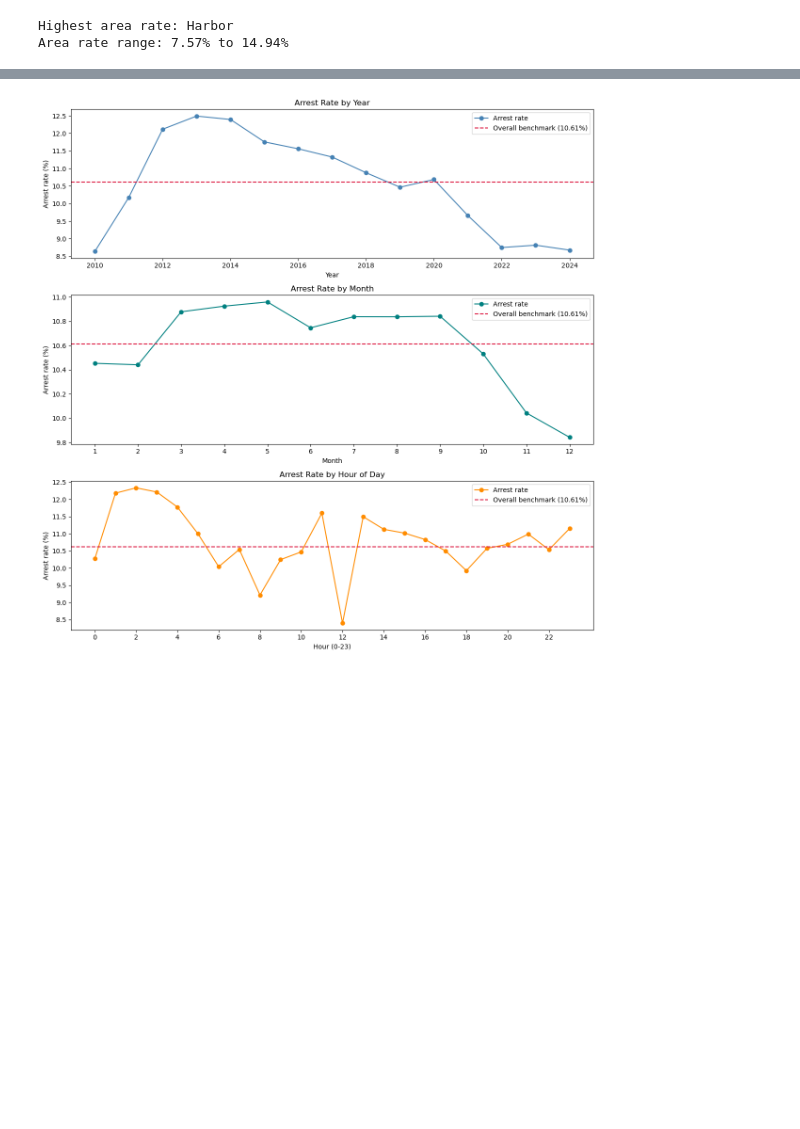
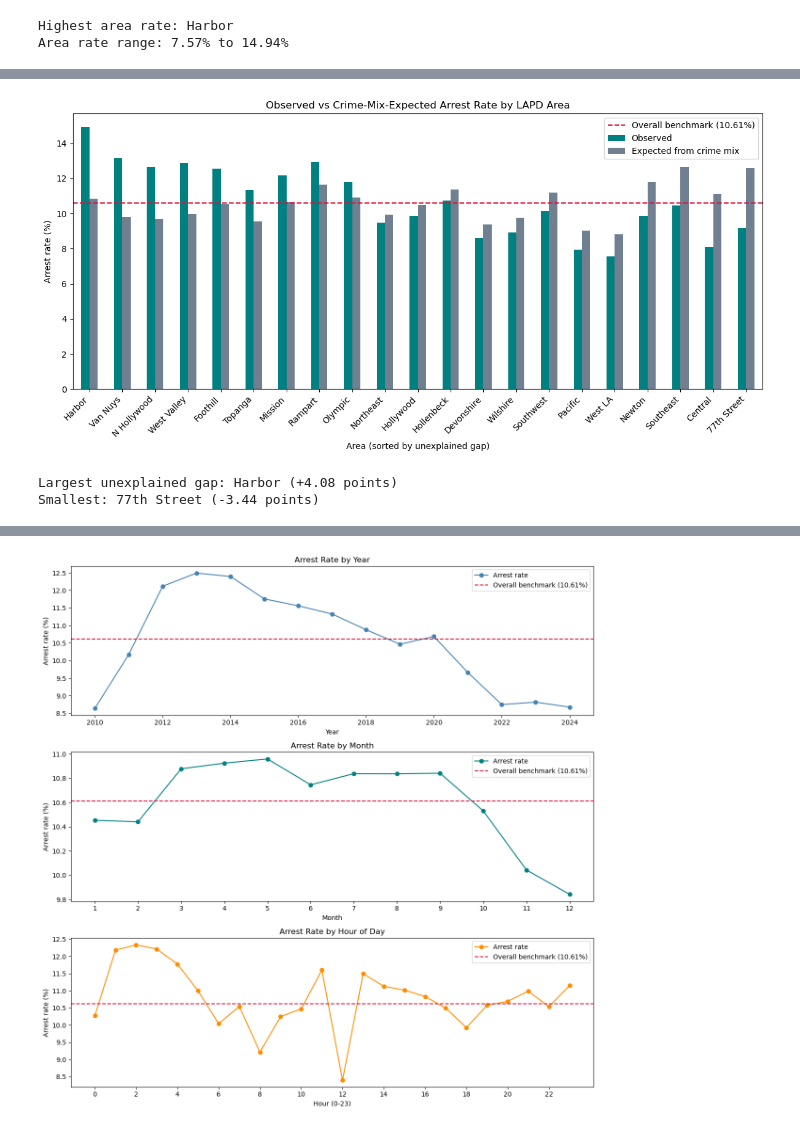
Before and after one commit to RayFuller/la_crime_capstone, a Jupyter notebook: notebooks/02_eda.ipynb, the cells around one changed output, grey strips where cells are left out. Saved outputs shown, nothing was run; the diff lists cells and outputs as text; code cells hidden in the pictures; blank space fills up the shorter version.

Commit message:
Add crime-mix-adjusted area comparison

```diff
--- a/notebooks/02_eda.ipynb
+++ b/notebooks/02_eda.ipynb
@@ -218,0 +227,14 @@ Area rate range: 7.57% to 14.94%
+# %%
+# compare observed area rates with what crime mix alone would predict
+citywide_rate = df.groupby('Crime Group')['Arrested'].mean()
+mix = pd.crosstab(df['AREA NAME'], df['Crime Group'], normalize='index')
+expected_pct = mix.mul(citywide_rate, axis=1).sum(axis=1) * 100
+observed_pct = df.groupby('AREA NAME')['Arrested'].mean() * 100
+area_adjusted = pd.DataFrame({
+    'observed_pct': observed_pct,
+    'expected_pct': expected_pct
+})
+area_adjusted['gap_points'] = (
+    area_adjusted['observed_pct'] - area_adjusted['expected_pct'])
+area_adjusted = area_adjusted.sort_values(by='gap_points', ascending=False)
+area_adjusted.round(2)
@@ -219 +260,26 @@ Area rate range: 7.57% to 14.94%
+# %%
+# plot observed against expected rates so the unexplained gap is visible
+fig, ax = plt.subplots(figsize=(12, 6))
+area_adjusted[['observed_pct', 'expected_pct']].rename(columns={
+    'observed_pct': 'Observed',
+    'expected_pct': 'Expected from crime mix'}).plot(
+    kind='bar', ax=ax, color=['teal', 'slategray'])
+ax.axhline(overall_arrest_rate, color='crimson', linestyle='--',
+           label=f'Overall benchmark ({overall_arrest_rate:.2f}%)')
+ax.set_title('Observed vs Crime-Mix-Expected Arrest Rate by LAPD Area')
+ax.set_xlabel('Area (sorted by unexplained gap)')
+ax.set_ylabel('Arrest rate (%)')
+ax.legend()
+plt.xticks(rotation=45, ha='right')
+plt.tight_layout()
+plt.savefig('../images/arrest_rate_by_area_adjusted.png', dpi=150)
+plt.show()
+print(f'Largest unexplained gap: {area_adjusted.index[0]} '
+      f'({area_adjusted["gap_points"].iloc[0]:+.2f} points)')
+print(f'Smallest: {area_adjusted.index[-1]} '
+      f'({area_adjusted["gap_points"].iloc[-1]:+.2f} points)')
+# %% [output]
+[figure, added]
+Largest unexplained gap: Harbor (+4.08 points)
+Smallest: 77th Street (-3.44 points)
 # %% [markdown]
```
Also changed, not shown: parts of 3 cells of this notebook, 2 other files.
